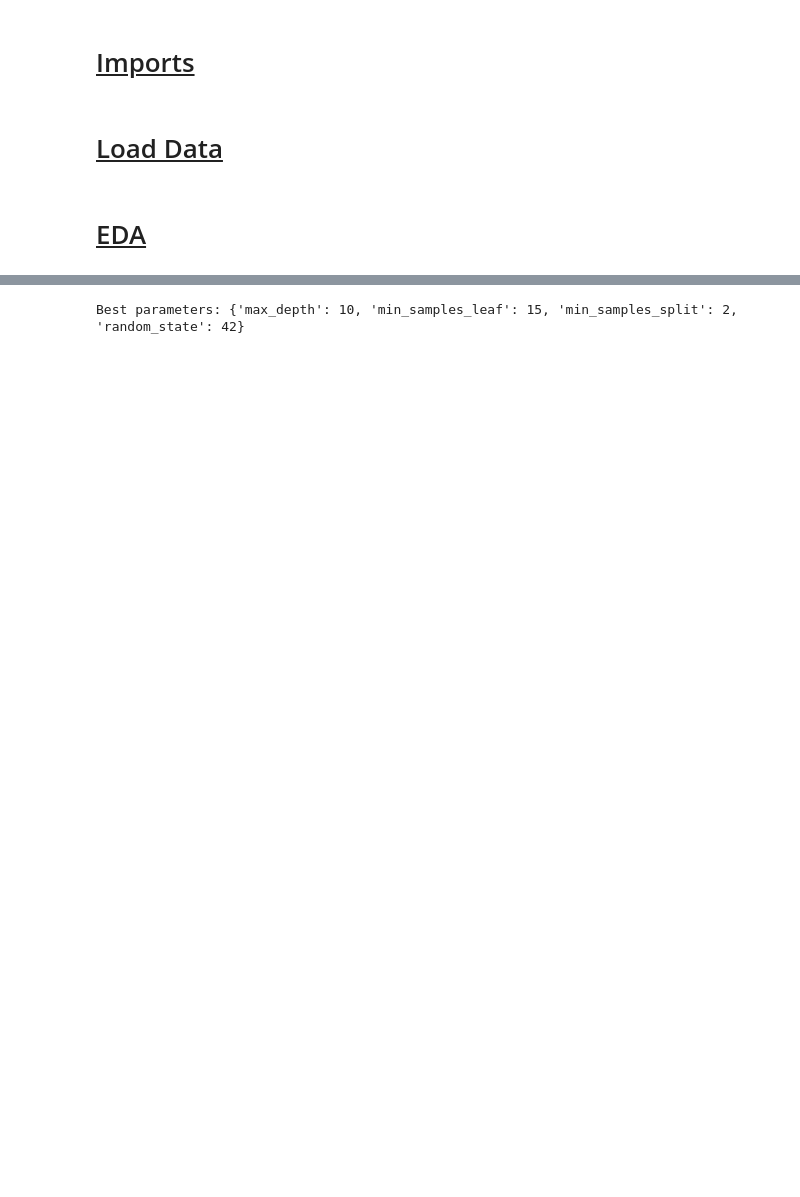
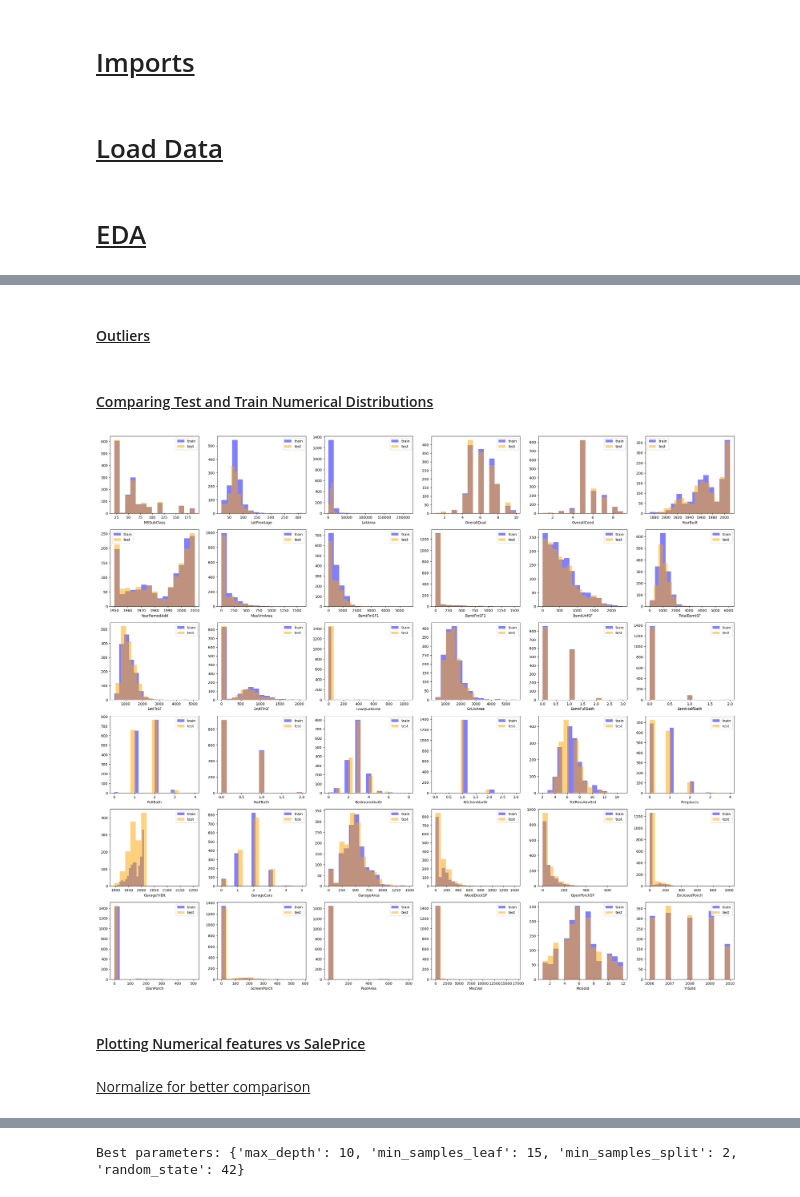
Before and after one commit to tryko/y_data_Itay_asaf_, a Jupyter notebook: Kaggle/Kaggle_Final.ipynb, the cells around one changed output, grey strips where cells are left out. Saved outputs shown, nothing was run; the diff lists cells and outputs as text; code cells hidden in the pictures; blank space fills up the shorter version.

```diff
--- a/Kaggle/Kaggle_Final.ipynb
+++ b/Kaggle/Kaggle_Final.ipynb
@@ -47,0 +169,6 @@ test_ID = test.Id
+# %%
+numeric_cols = train.dtypes[train.dtypes != 'object'].index
+numeric_cols = numeric_cols.drop('Id')
+non_numeric_cols = train.columns[~train.columns.isin(numeric_cols)]
+non_numeric_cols = non_numeric_cols.drop('Id')
+side_by_side_display([numeric_cols, non_numeric_cols], captions=['Numeric','Categorical'], title='Columns by type')
@@ -47,0 +213,37 @@ test_ID = test.Id
+# %% [markdown]
+#### <ins> Outliers
+# %%
+num_cols = numeric_cols.shape[0]
+fig = make_subplots(rows=2, cols=numeric_cols.shape[0])
+for i in range(numeric_cols.shape[0]):
+    curr_row = round(i / (num_cols)) + 1
+    curr_col = i%round(num_cols/2) + 1
+    col = numeric_cols[i]
+    fig.add_trace(
+        go.Box(y=train[col], name=col),
+        row=curr_row, col=curr_col
+    )
+fig.update_layout(height=600, width=5000, )
+fig.show()
+# %% [markdown]
+#### <ins>Comparing Test and Train Numerical Distributions
+# %%
+import matplotlib.pyplot as plt
+
+plt.figure(figsize=(25,25))
+for i in range(numeric_cols.shape[0]):
+    col = numeric_cols[i]
+    if col == 'SalePrice':
+        continue
+    plt.subplot(7, 6, i+1)
+    plt.hist(train[col],bins=15, alpha=0.5, label='train', color='blue',density=False)
+    plt.hist(test[col], bins=15,alpha=0.5, label='test', color='orange',density=False)
+    plt.xlabel(col)
+    plt.legend()
+plt.tight_layout()
+# %% [output]
+[figure, added]
+# %% [markdown]
+#### <ins> Plotting Numerical features vs SalePrice
+# %% [markdown]
+<ins> Normalize for better comparison
```
Also changed, not shown: parts of 52 cells of this notebook, 2 other files.
